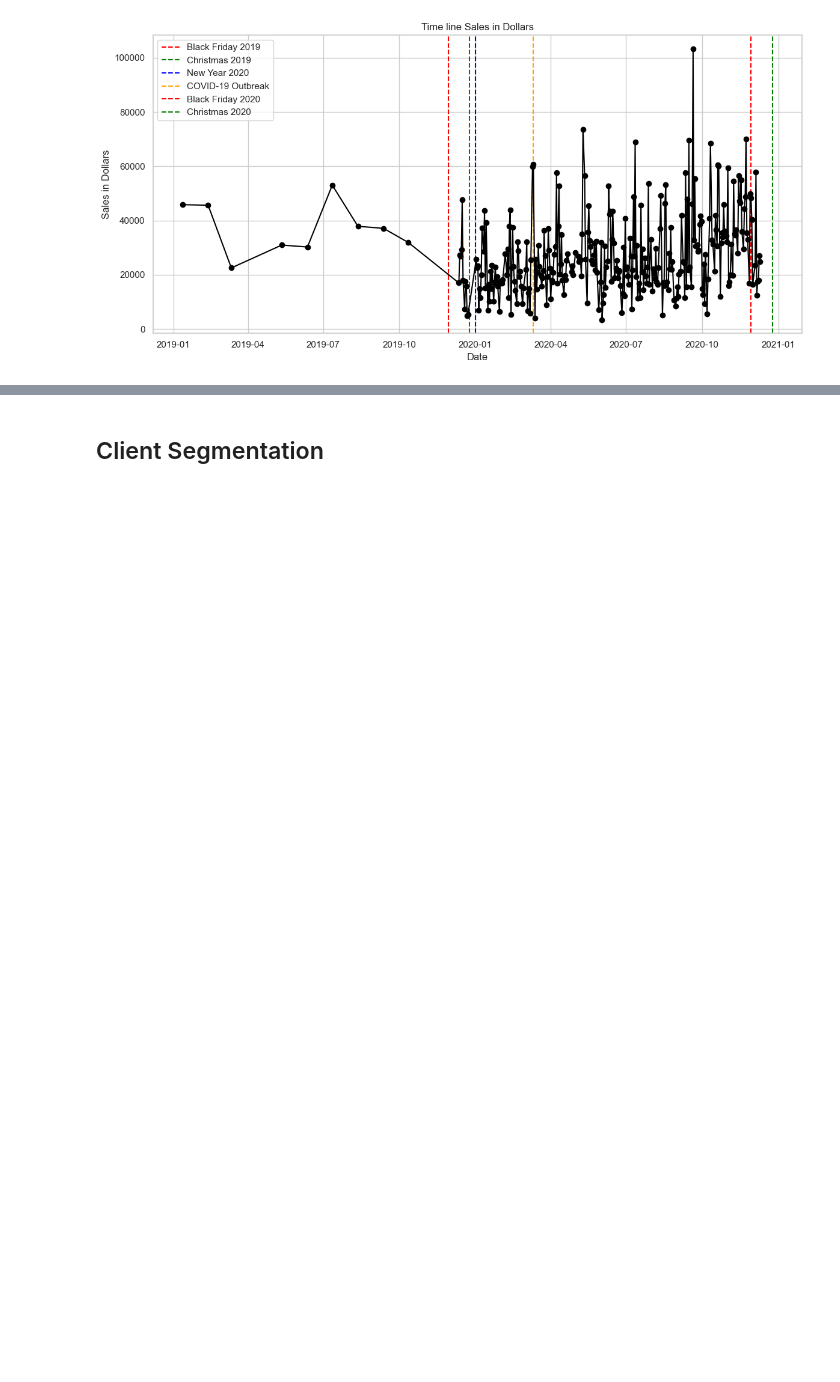
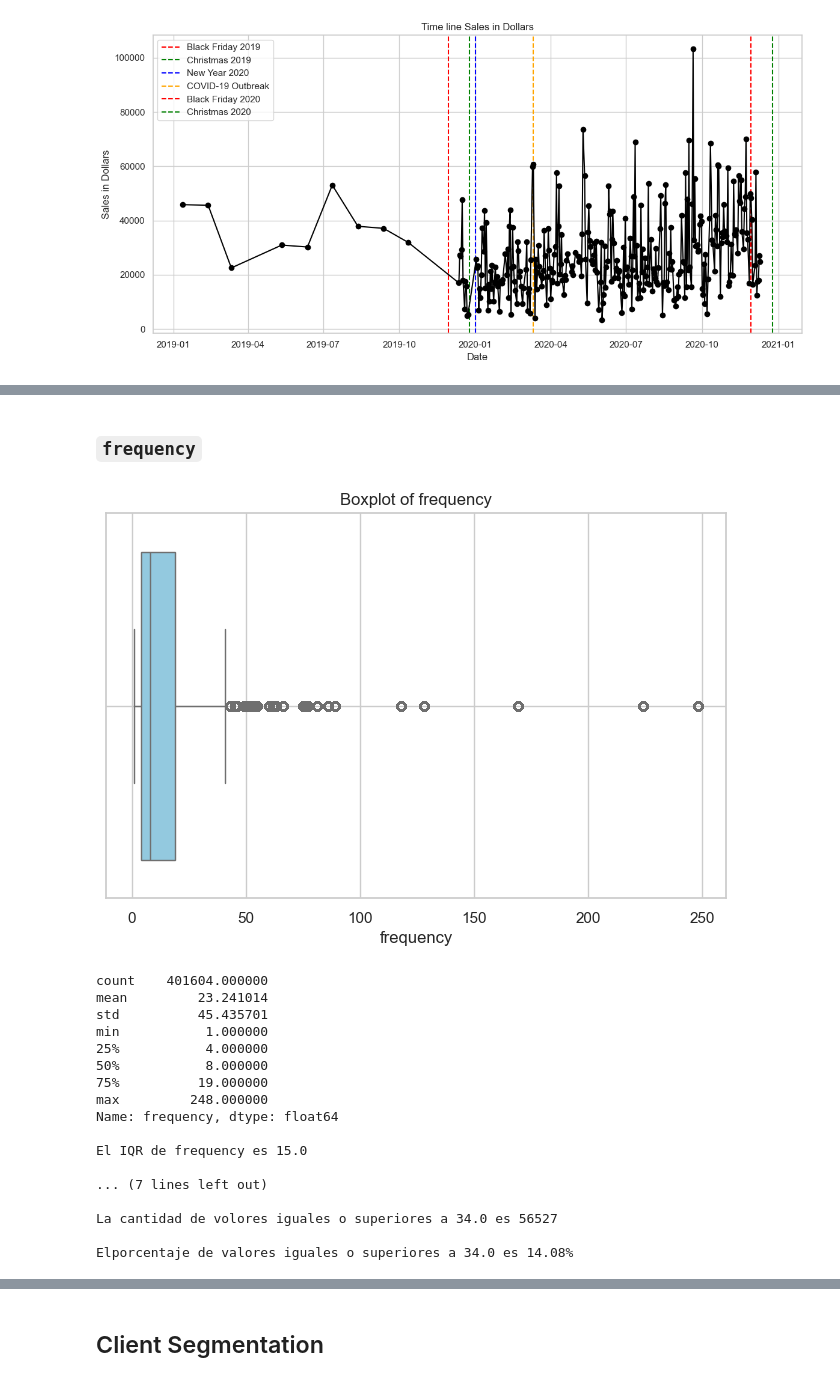
Before and after one commit to AbnerGalRol/Hackaton-Triple_ten-Team-8, a Jupyter notebook: notebooks/hackaton-triple-ten.ipynb, the cells around one changed output, grey strips where cells are left out. Drawn from its saved outputs; the diff is of its cells as text; code cells hidden in the pictures; blank space fills up the shorter version.

Commit message:
RFM graphs added

```diff
--- a/notebooks/hackaton-triple-ten.ipynb
+++ b/notebooks/hackaton-triple-ten.ipynb
@@ -526,0 +552,23 @@ plt.show()
+# %% [markdown]
+### `frequency`
+# %%
+outliers(df,'frequency')
+# %% [output]
+[figure, added]
+count    401604.000000
+mean         23.241014
+std          45.435701
+min           1.000000
+25%           4.000000
+50%           8.000000
+75%          19.000000
+max         248.000000
+Name: frequency, dtype: float64
+
+El IQR de frequency es 15.0
+
+... (7 lines left out)
+
+La cantidad de volores iguales o superiores a 34.0 es 56527
+
+Elporcentaje de valores iguales o superiores a 34.0 es 14.08%
```
Also changed, not shown: parts of 6 cells of this notebook.
